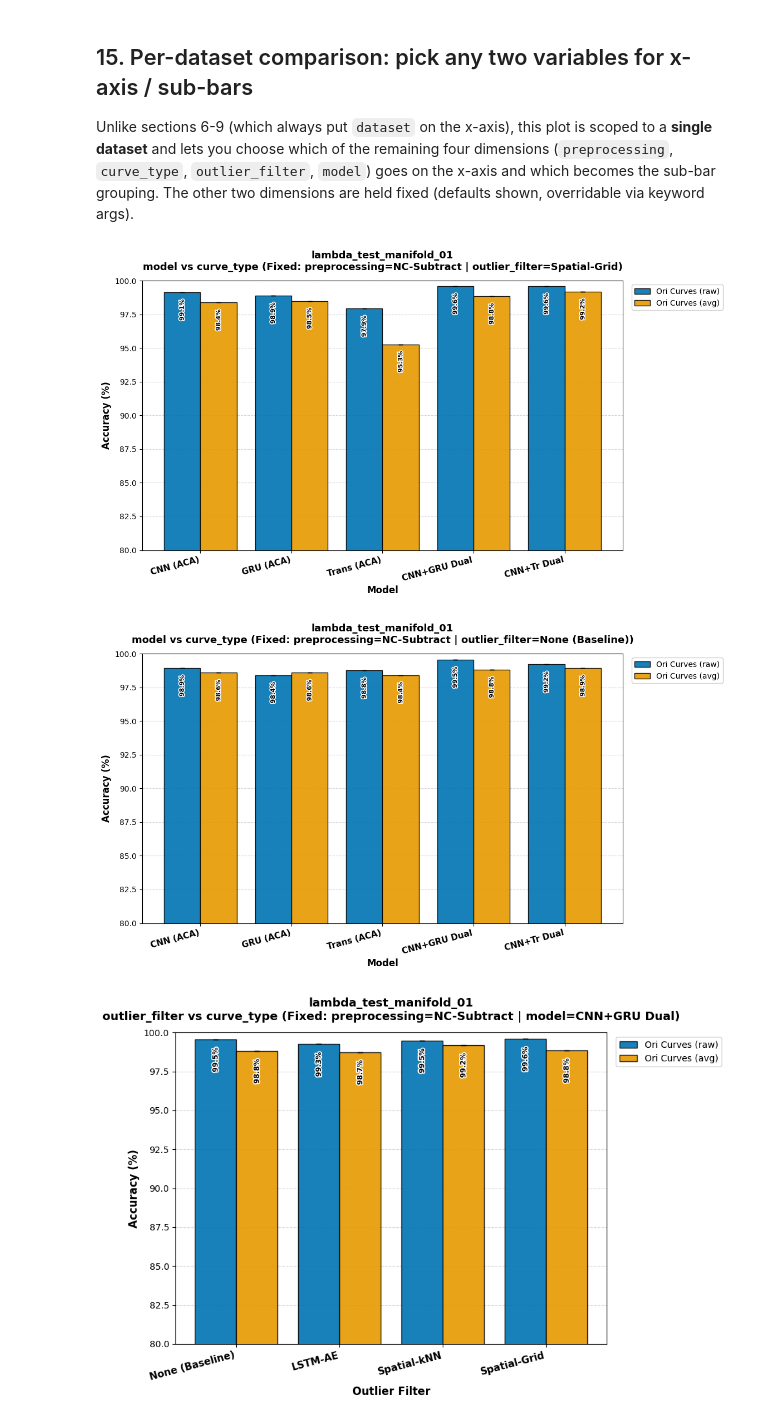
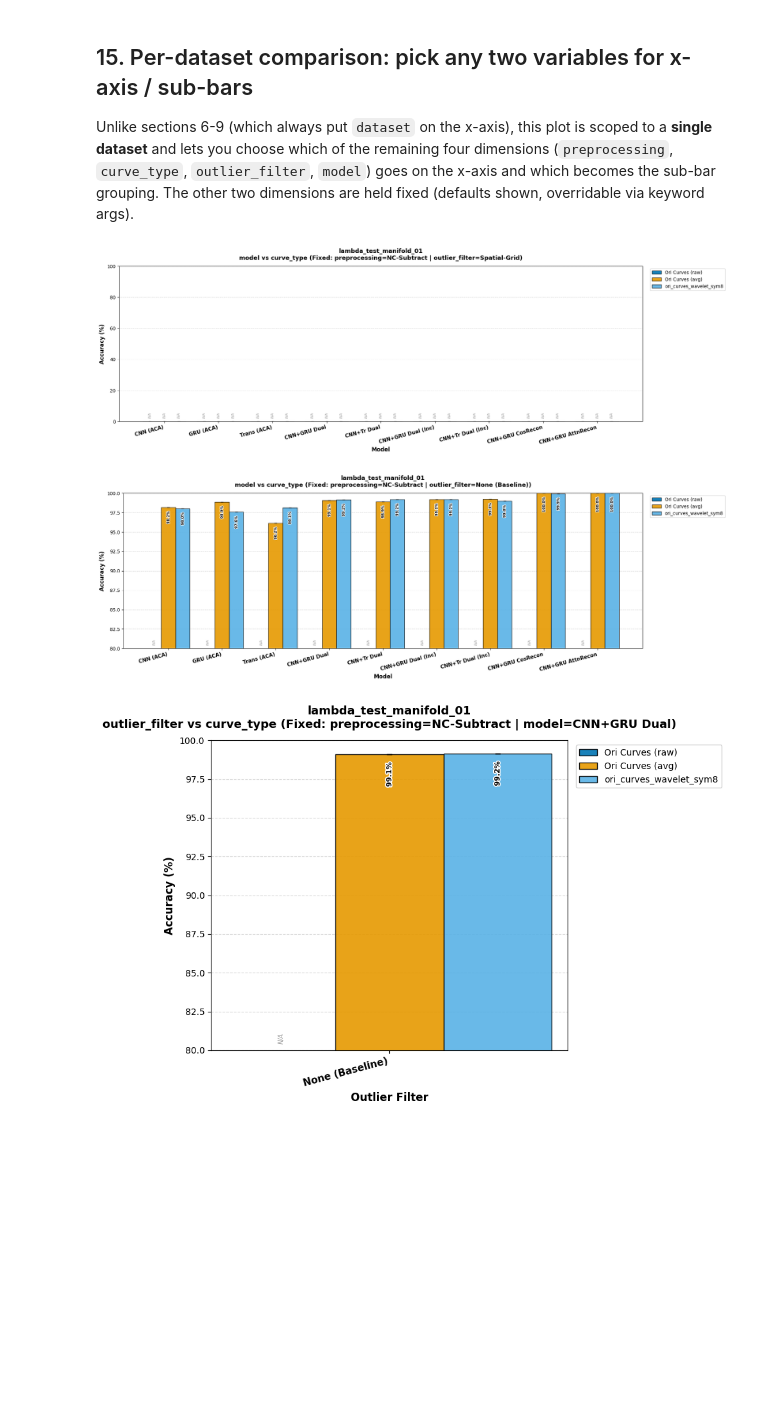
Before and after one commit to kautsarg/POC_DDM, a Jupyter notebook: gk_code/main/result_comparison.ipynb, the cells around one changed output. Saved outputs shown, nothing was run; the diff lists cells and outputs as text; code cells hidden in the pictures; blank space fills up the shorter version.

```diff
--- a/gk_code/main/result_comparison.ipynb
+++ b/gk_code/main/result_comparison.ipynb
@@ -40,11 +40,12 @@ Current Working Directory: /vol/bitbucket/gk225/POC_DDM/gk_code/main
 Dataset/model/filter/curve-type universe + folder paths. All driven from `config.py` where possible.
 # %%
 TARGET_FOLDERS = [
-    "D20260608_E00_C00_F4500KHz_U_norm_temp_04",
-    "D20260609_E00_C00_F4500KHz_U_norm_temp_read_06",
-    "D20260609_E00_C00_F4500KHz_U_norm_temp_read_07",
-    "D20260609_E00_C00_F4500KHz_U_norm_temp_ready_08",
+    # "D20260608_E00_C00_F4500KHz_U_norm_temp_04",
+    # "D20260609_E00_C00_F4500KHz_U_norm_temp_read_06",
+    # "D20260609_E00_C00_F4500KHz_U_norm_temp_read_07",
+    # "D20260609_E00_C00_F4500KHz_U_norm_temp_ready_08",
     "D20260611_E00_C00_F4500KHz_U_lambda_test_manifold_01",
+    # 'D20260624_E00_C00_F4500KHz_U_UTI_Trial_01_neg_test',
 ]
 
 import os
@@ -70,21 +71,23 @@ def short_name(folder_name):
 DATASET_NAMES = [short_name(f) for f in TARGET_FOLDERS]
 
 PREPROCESSING_FOLDERS = {
-    "original": config.MULTI_EXP_FOLDER,
+    # "original": config.MULTI_EXP_FOLDER,
     "nc_subtract": config.MULTI_EXP_FOLDER + "_nc_subtract",
 }
 PREPROCESSING_KEYS = list(PREPROCESSING_FOLDERS.keys())
 
 # CLI curve_type value -> top-level key inside classification_performances_nonorm.joblib
 CURVE_TYPE_JOBLIB_KEYS = {
-    "ori_curves": "Ori Curves",
-    "ori_curves_avg": "Ori Curves Avg",
+    "ori_curves":              "Ori Curves",
+    "ori_curves_avg":          "Ori Curves Avg",
+    "ori_curves_wavelet_sym8": "Ori Curves Wavelet Sym8",
 }
 CURVE_TYPES = list(CURVE_TYPE_JOBLIB_KEYS.keys())
 
 # MODELS = ["cnn", "gru", "transformer", "cnn_lf", "gru_lf", "trans_lf", "cnn_gru_dual", "cnn_trans_dual"]
-MODELS = ["cnn", "gru", "transformer", "cnn_gru_dual", "cnn_trans_dual"]
+MODELS = ["cnn", "gru", "transformer", "cnn_gru_dual", "cnn_trans_dual", "cnn_gru_dual_inc", "cnn_trans_dual_inc", "cnn_gru_dual_cosine_recon", "cnn_gru_dual_attn_recon"]
 OUTLIER_FILTERS = [None, "lstm_ae_glb_ds1_label_elbow", "spatial_knn_label_elbow", "spatial_grid_label_elbow"]
+OUTLIER_FILTERS = [None] #, "lstm_ae_glb_ds1_label_elbow", "spatial_knn_label_elbow", "spatial_grid_label_elbow"]
 
 print(f"Datasets: {DATASET_NAMES}")
 print(f"Preprocessing: {PREPROCESSING_KEYS}")
@@ -635,6 +621,9 @@ Unlike sections 6-9 (which always put `dataset` on the x-axis), this plot is sco
 (`preprocessing`, `curve_type`, `outlier_filter`, `model`) goes on the x-axis and which
 becomes the sub-bar grouping. The other two dimensions are held fixed (defaults shown,
 overridable via keyword args).
+# %%
+results_df_non_ori = results_df[results_df.curve_type != "ori_curves"]
+# results_df_non_ori = results_df
 # %%
 # Registry of the four non-dataset dimensions: order (for x/hue axis), colour map, label map.
 DIM_REGISTRY = {
@@ -707,40 +696,40 @@ DEFAULT_VALUES_CURVE_TYPE = {
     "outlier_filter": 'spatial_grid_label_elbow',
     # "model": "cnn_gru_dual",
 }
-plot_per_dataset_comparison(results_df, dim_defaults=DEFAULT_VALUES_CURVE_TYPE, dataset_folder=DEFAULT_DATASET_FOLDER, x_col="model", hue_col="curve_type")
+plot_per_dataset_comparison(results_df_non_ori, dim_defaults=DEFAULT_VALUES_CURVE_TYPE, dataset_folder=DEFAULT_DATASET_FOLDER, x_col="model", hue_col="curve_type")
 
 
 #CURVE TYPE
 DEFAULT_VALUES_CURVE_TYPE = {
     "preprocessing": "nc_subtract",
     # "curve_type": "ori_curves",
     "outlier_filter": None,
     # "model": "cnn_gru_dual",
 }
-plot_per_dataset_comparison(results_df, dim_defaults=DEFAULT_VALUES_CURVE_TYPE, dataset_folder=DEFAULT_DATASET_FOLDER, x_col="model", hue_col="curve_type")
+plot_per_dataset_comparison(results_df_non_ori, dim_defaults=DEFAULT_VALUES_CURVE_TYPE, dataset_folder=DEFAULT_DATASET_FOLDER, x_col="model", hue_col="curve_type")
 
 
 # #OUTLIER
 # DEFAULT_VALUES_OUTLIER_FILTER = {
 #     "preprocessing": "nc_subtract",
 #     "curve_type": "ori_curves",
 #     "outlier_filter": 'spatial_grid_label_elbow',
 #     # "model": "cnn_gru_dual",
 # }
 # plot_per_dataset_comparison(results_df, dim_defaults=DEFAULT_VALUES_OUTLIER_FILTER, dataset_folder=DEFAULT_DATASET_FOLDER, x_col="model", hue_col="outlier_filter")
 
 #MODEL
 DEFAULT_VALUES_MODEL = {
     "preprocessing": "nc_subtract",
     "curve_type": "ori_curves",
     "outlier_filter": 'spatial_grid_label_elbow',
     "model": "cnn_gru_dual",
 }
-plot_per_dataset_comparison(results_df, dim_defaults=DEFAULT_VALUES_MODEL, dataset_folder=DEFAULT_DATASET_FOLDER, x_col="outlier_filter", hue_col="curve_type")
+plot_per_dataset_comparison(results_df_non_ori, dim_defaults=DEFAULT_VALUES_MODEL, dataset_folder=DEFAULT_DATASET_FOLDER, x_col="outlier_filter", hue_col="curve_type")
 # %% [output]
-[figure, old version]
+[figure, new version]
-[figure, old version]
+[figure, new version]
-[figure, old version]
+[figure, new version]
 # %%
 results_df[results_df["dataset"] == "lambda_test_manifold_01"].sort_values(by="accuracy_mean", ascending=False).head(20)
 # %% [output]
```
Also changed, not shown: parts of 16 cells of this notebook, 10 other files.
